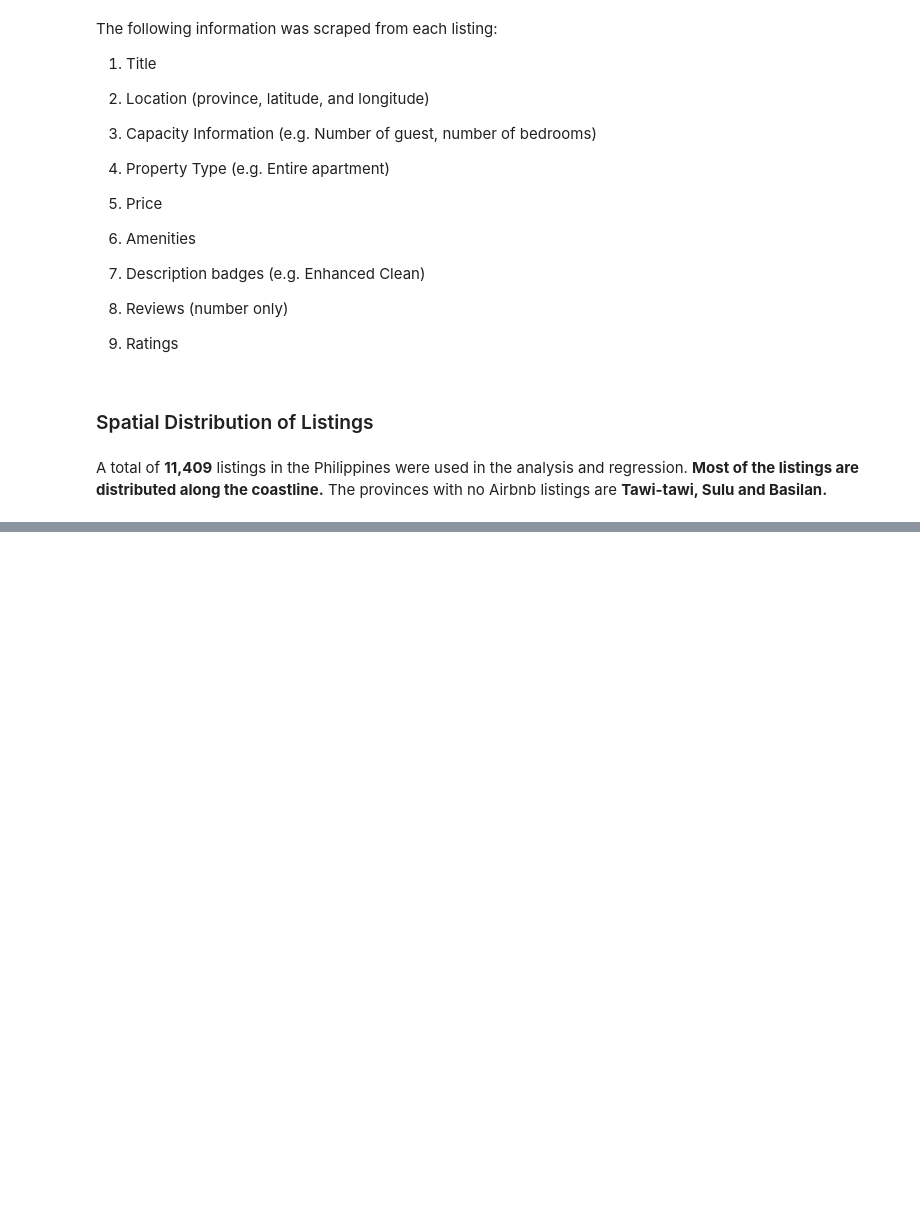
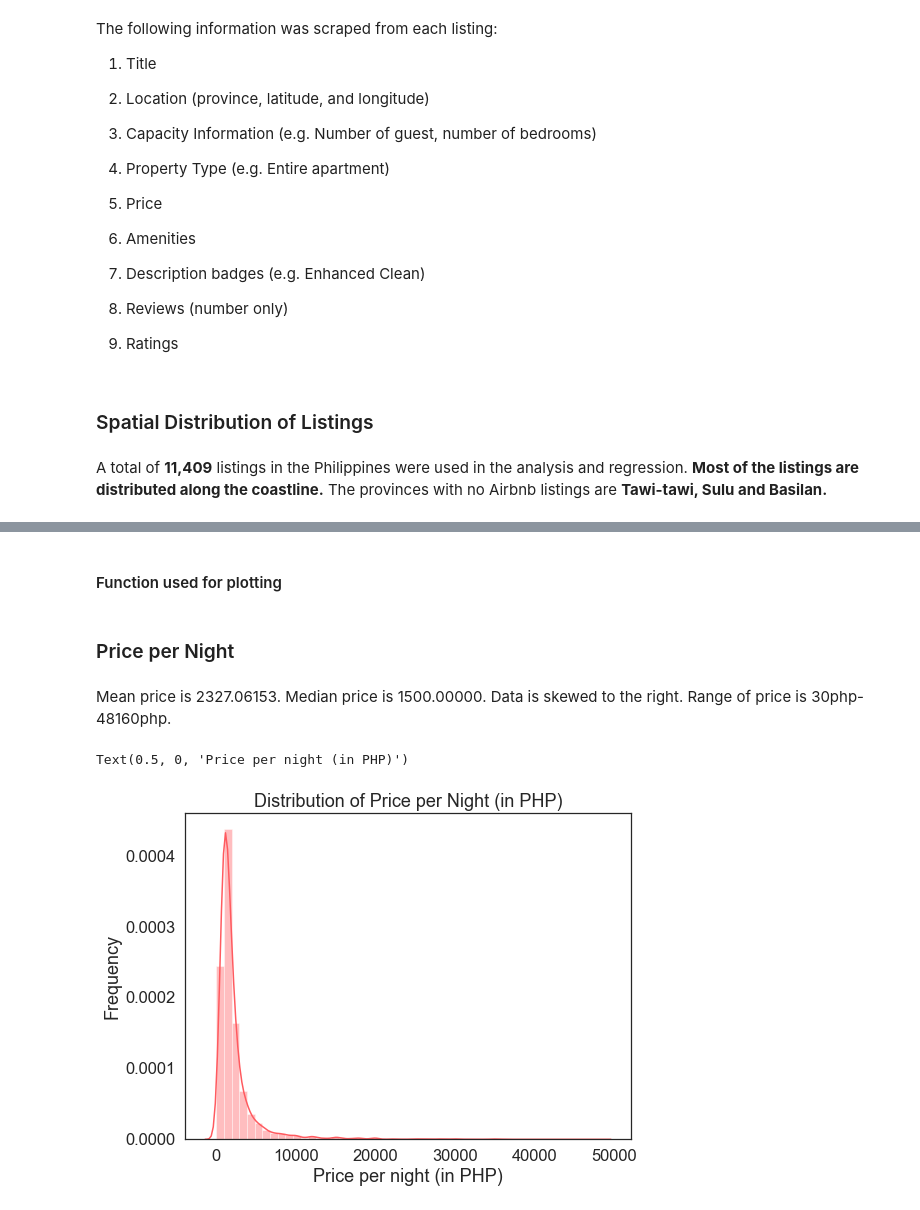
Before and after one commit to ZL63388/airbnb-prediction-ph, a Jupyter notebook: Technical Report.ipynb, the cells around one changed output, grey strips where cells are left out. Saved outputs shown, nothing was run; the diff lists cells and outputs as text; code cells hidden in the pictures; blank space fills up the shorter version.

```diff
--- a/Technical Report.ipynb
+++ b/Technical Report.ipynb
@@ -127,0 +132,2 @@ Text(0, 0.5, 'Frequency')
+# %% [markdown]
+#### Function used for plotting
@@ -127,0 +156,14 @@ Text(0, 0.5, 'Frequency')
+# %% [markdown]
+### Price per Night
+# %% [markdown]
+Mean price is 2327.06153. Median price is 1500.00000. Data is skewed to the right.
+Range of price is 30php-48160php.
+# %%
+fig, ax = plt.subplots(figsize=(8, 6))
+sns.distplot(df['price_per_night'], color='#ff5a5f', ax=ax)
+plt.title("Distribution of Price per Night (in PHP)")
+plt.ylabel('Frequency')
+plt.xlabel("Price per night (in PHP)")
+# %% [output]
+Text(0.5, 0, 'Price per night (in PHP)')
+[figure, added]
```
Also changed, not shown: parts of 96 cells of this notebook, 2 other files.
